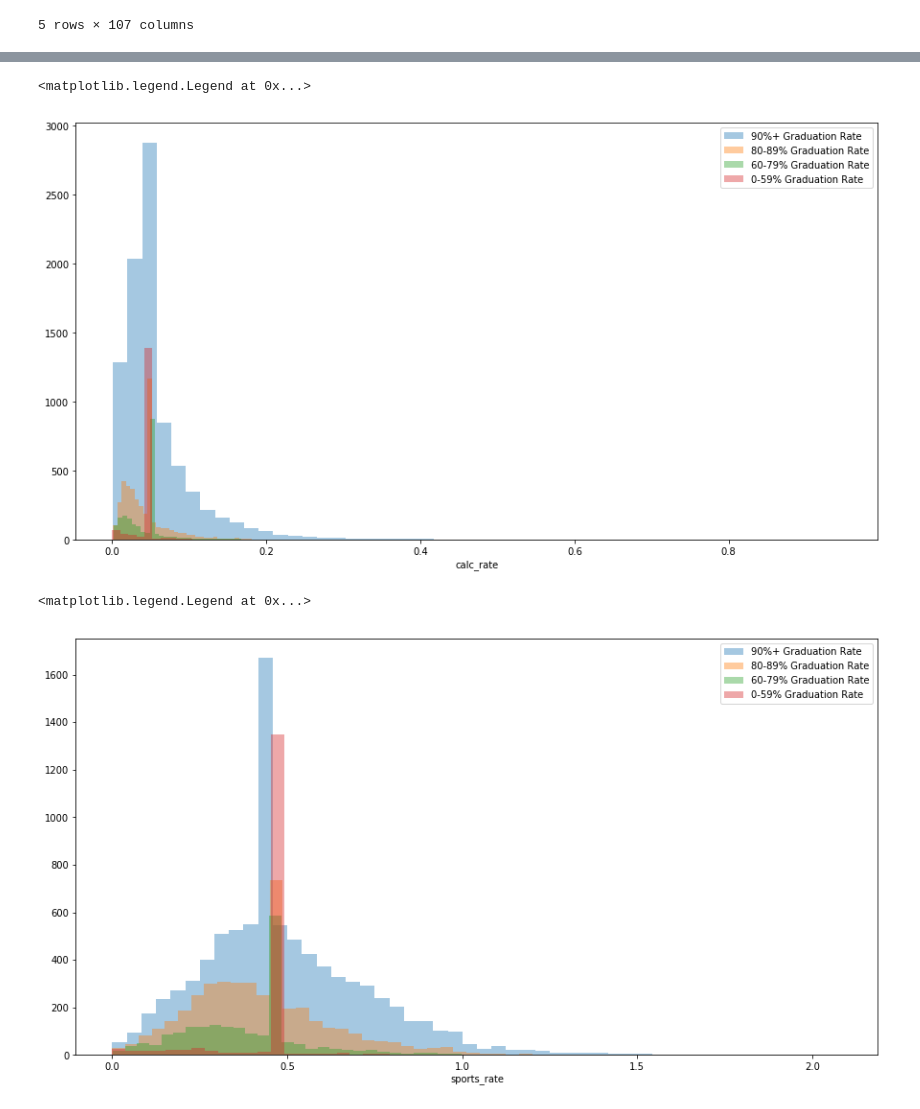
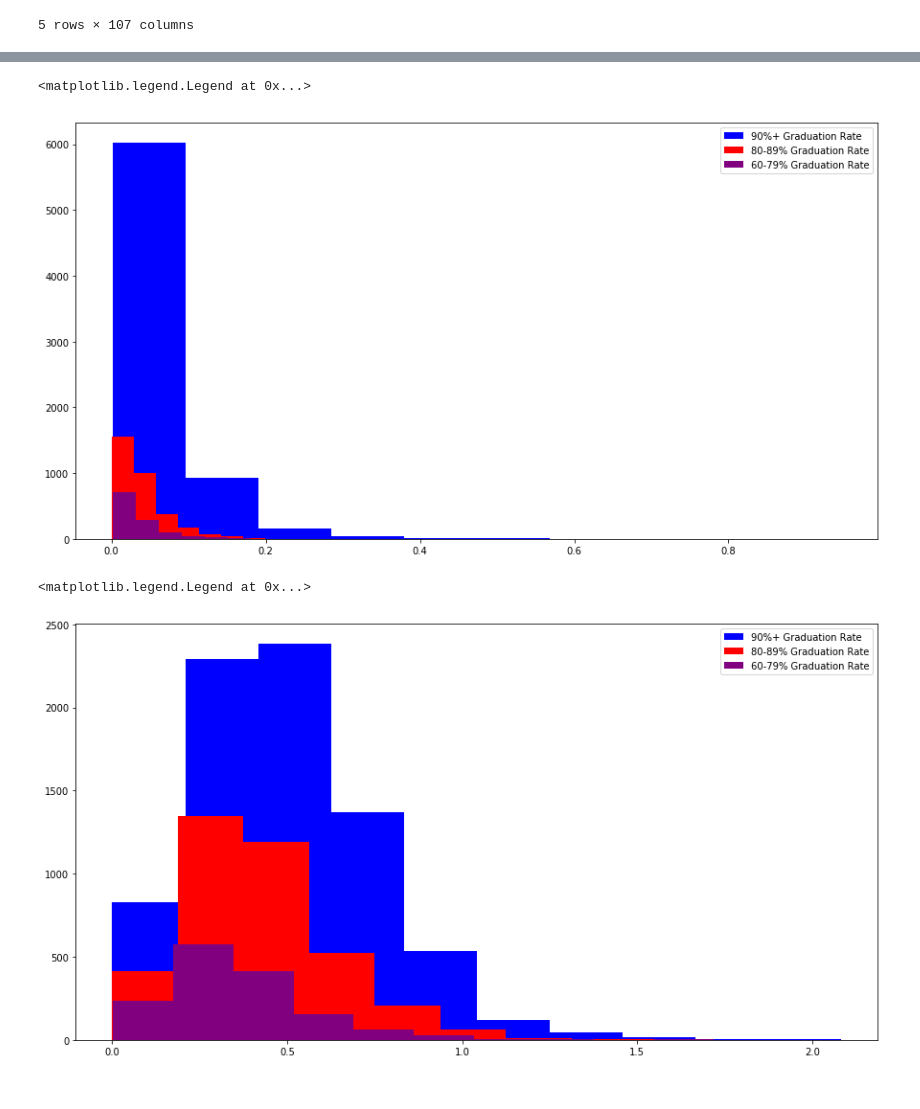
Before and after one commit to hlevymyers/absenteeism_project, a Jupyter notebook: notebooks/Simple_numbers.ipynb, the cells around one changed output, grey strips where cells are left out. Saved outputs shown, nothing was run; the diff lists cells and outputs as text; code cells hidden in the pictures.

```diff
--- a/notebooks/Simple_numbers.ipynb
+++ b/notebooks/Simple_numbers.ipynb
@@ -14,7 +14,7 @@ from sklearn.metrics import confusion_matrix, classification_report
 from sklearn.model_selection import RandomizedSearchCV
 from sklearn.ensemble import RandomForestRegressor
 # %%
-simple = pd.read_csv('/Users/flatironschool/Absenteeism_Project/data/processed/binned_imputed.csv')
+simple = pd.read_csv('/Users/flatironschool/Absenteeism_Project/data/processed/binned_wo_imputed.csv')
 # %%
 simple.tail()
 # %% [output]
@@ -116,22 +105,20 @@ plt.legend()
 # %%
 plt.figure(figsize=(15,8))
-sns.distplot(grad_90['calc_rate'], kde = False, label='90%+ Graduation Rate')
-sns.distplot(grad_80['calc_rate'], kde = False, label='80-89% Graduation Rate')
-sns.distplot(grad_70['calc_rate'], kde = False, label='60-79% Graduation Rate')
-sns.distplot(grad_50['calc_rate'], kde = False, label='0-59% Graduation Rate')
+plt.hist(grad_90['calc_rate'], color = 'blue', label = '90%+ Graduation Rate')
+plt.hist(grad_80['calc_rate'], color = 'red', label = '80-89% Graduation Rate')
+plt.hist(grad_70['calc_rate'], color = 'purple', label = '60-79% Graduation Rate')
 plt.legend()
 # %% [output]
 <matplotlib.legend.Legend at 0x...>
-[figure, old version]
+[figure, new version]
 # %%
 plt.figure(figsize=(15,8))
-sns.distplot(grad_90['sports_rate'], kde = False, label='90%+ Graduation Rate')
-sns.distplot(grad_80['sports_rate'], kde = False, label='80-89% Graduation Rate')
-sns.distplot(grad_70['sports_rate'], kde = False, label='60-79% Graduation Rate')
-sns.distplot(grad_50['sports_rate'], kde = False, label='0-59% Graduation Rate')
+plt.hist(grad_90['sports_rate'], color = 'blue', label = '90%+ Graduation Rate')
+plt.hist(grad_80['sports_rate'], color = 'red', label = '80-89% Graduation Rate')
+plt.hist(grad_70['sports_rate'], color = 'purple', label = '60-79% Graduation Rate')
 plt.legend()
 # %% [output]
 <matplotlib.legend.Legend at 0x...>
-[figure, old version]
+[figure, new version]
 # %%
 plt.figure(figsize=(15,8))
```
Also changed, not shown: parts of 15 cells of this notebook, 1 other file.
